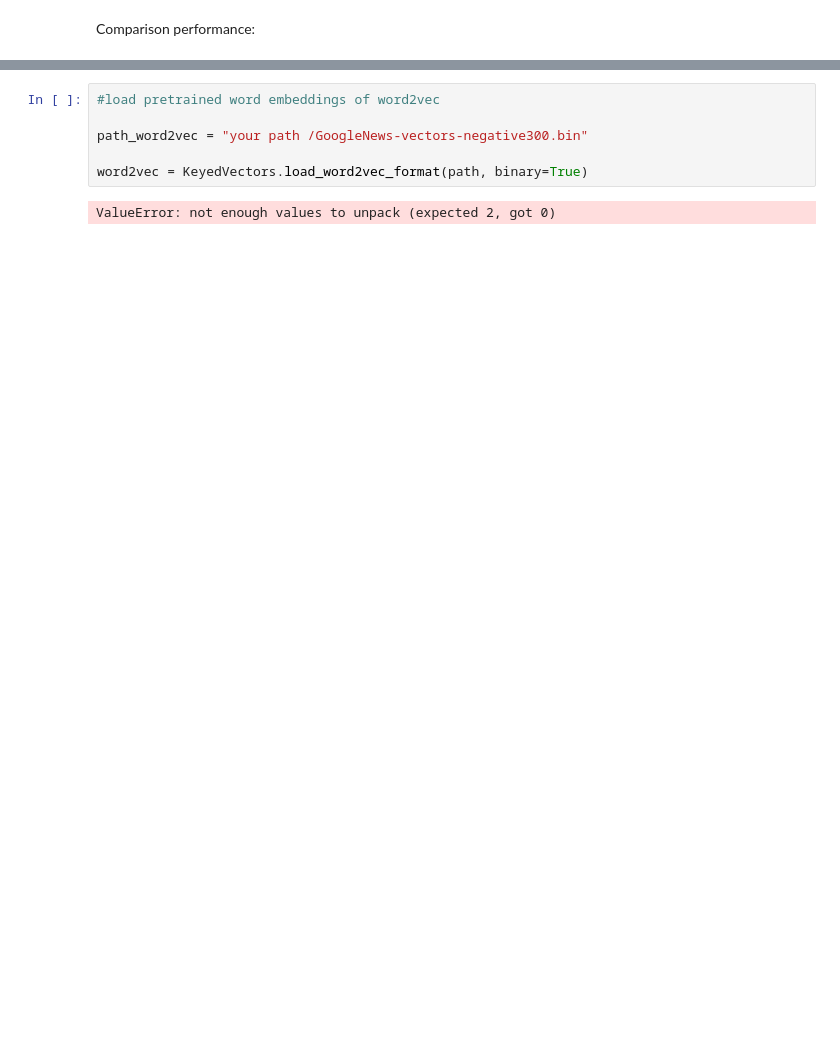
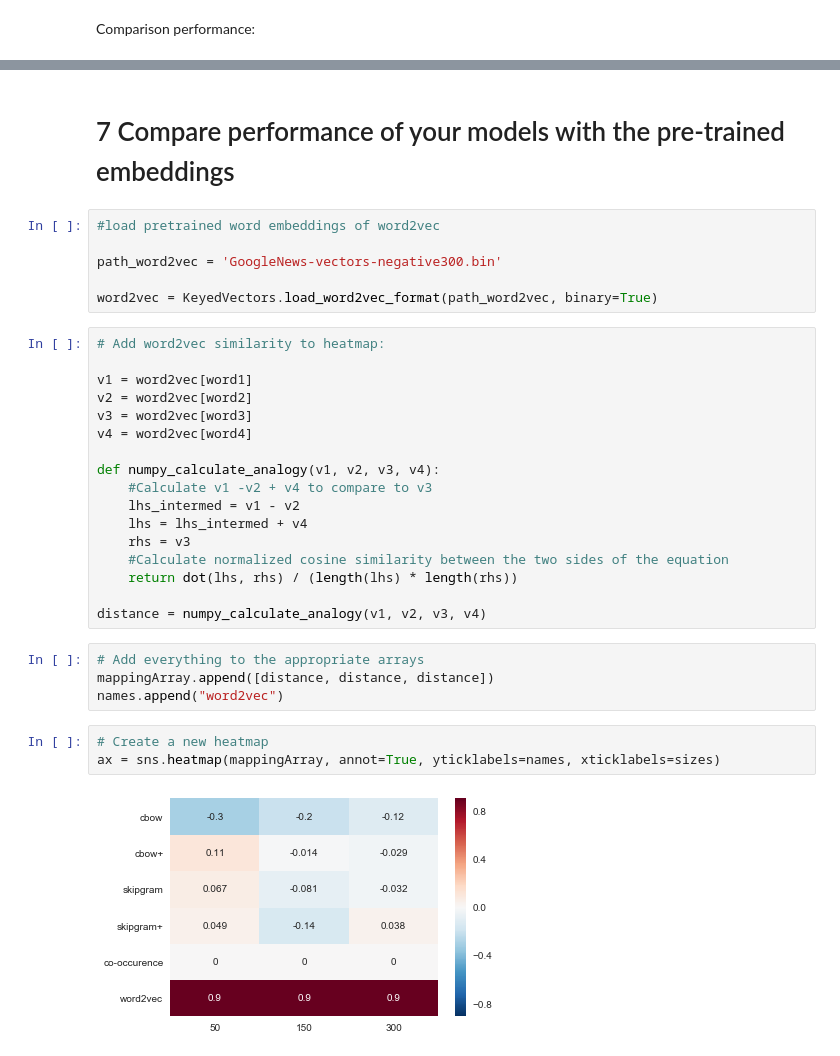
Before and after one commit to diederikw/DaphneDiederikTeam, a Jupyter notebook: Assignment 1.ipynb, the cells around one changed output, grey strips where cells are left out. Saved outputs shown, nothing was run; the diff lists cells and outputs as text; blank space fills up the shorter version.

```diff
--- a/Assignment 1.ipynb
+++ b/Assignment 1.ipynb
@@ -709,10 +762,36 @@ Discussion of the advantages of CBOW and Skipgram, the advantages of negative sa
+# %% [markdown]
+# 7 Compare performance of your models with the pre-trained embeddings
 # %%
 #load pretrained word embeddings of word2vec
 
-path_word2vec = "your path /GoogleNews-vectors-negative300.bin"
+path_word2vec = 'GoogleNews-vectors-negative300.bin'
 
-word2vec = KeyedVectors.load_word2vec_format(path, binary=True)
+word2vec = KeyedVectors.load_word2vec_format(path_word2vec, binary=True)
-# %% [output]
-ValueError: not enough values to unpack (expected 2, got 0)
+# %%
+# Add word2vec similarity to heatmap:
+
+v1 = word2vec[word1]
+v2 = word2vec[word2]
+v3 = word2vec[word3]
+v4 = word2vec[word4]
+
+def numpy_calculate_analogy(v1, v2, v3, v4):
+    #Calculate v1 -v2 + v4 to compare to v3
+    lhs_intermed = v1 - v2
+    lhs = lhs_intermed + v4
+    rhs = v3
+    #Calculate normalized cosine similarity between the two sides of the equation
+    return dot(lhs, rhs) / (length(lhs) * length(rhs))
+
+distance = numpy_calculate_analogy(v1, v2, v3, v4)
+# %%
+# Add everything to the appropriate arrays
+mappingArray.append([distance, distance, distance])
+names.append("word2vec")
+# %%
+# Create a new heatmap
+ax = sns.heatmap(mappingArray, annot=True, yticklabels=names, xticklabels=sizes)
+# %% [output]
+[figure, added]
 # %%
 #load pretraind word embeddings of Glove
```
Also changed, not shown: parts of 20 cells of this notebook.
